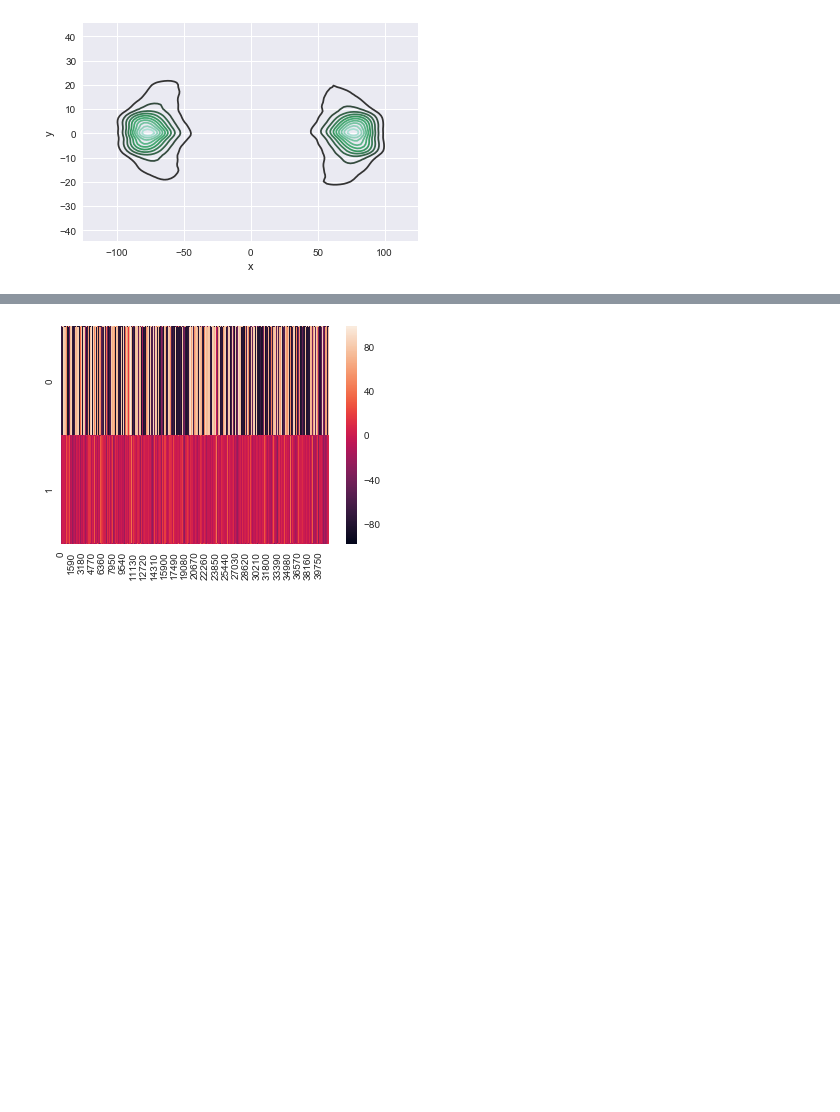
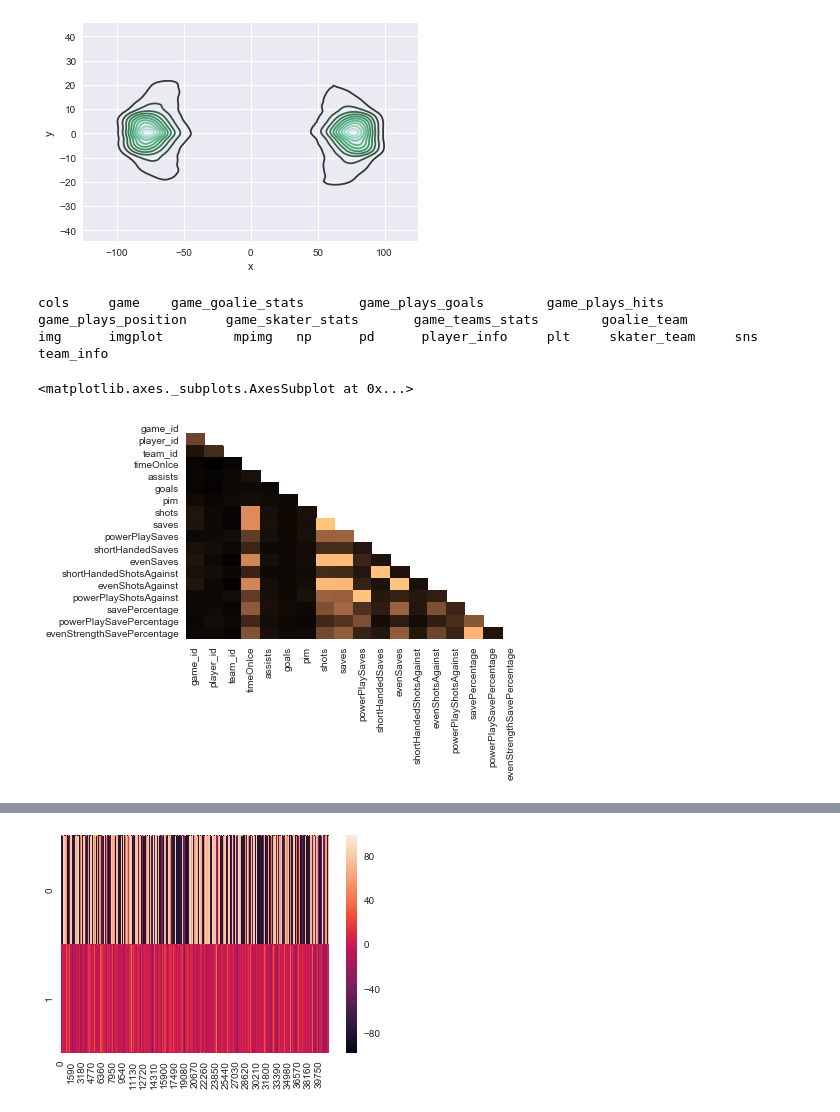
Before and after one commit to brentbiseda/W200_Project2, a Jupyter notebook: brent_11_20_2018.ipynb, the cells around one changed output, grey strips where cells are left out. Drawn from its saved outputs; the diff is of its cells as text; code cells hidden in the pictures; blank space fills up the shorter version.

Commit message:
Added heatmaps for goalie and player correlations

```diff
--- a/brent_11_20_2018.ipynb
+++ b/brent_11_20_2018.ipynb
@@ -145,3 +139,19 @@ game_plays_position
 ax = sns.kdeplot(game_plays_goals['x'], game_plays_goals['y'])
 # %% [output]
 [figure]
+# %%
+who
+# %% [output]
+cols     game    game_goalie_stats       game_plays_goals        game_plays_hits         game_plays_position     game_skater_stats       game_teams_stats        goalie_team
+img      imgplot         mpimg   np      pd      player_info     plt     skater_team     sns
+team_info
+# %%
+#Goalie Stats Correlation Heatmap
+c = game_goalie_stats.corr()
+mask = np.ones_like(c)
+mask = np.triu(mask)
+sns.set(style = 'white')
+sns.heatmap(c, cmap = 'copper', mask=mask, cbar=False)
+# %% [output]
+<matplotlib.axes._subplots.AxesSubplot at 0x...>
+[figure, added]
```
Also changed, not shown: parts of 3 cells of this notebook.
